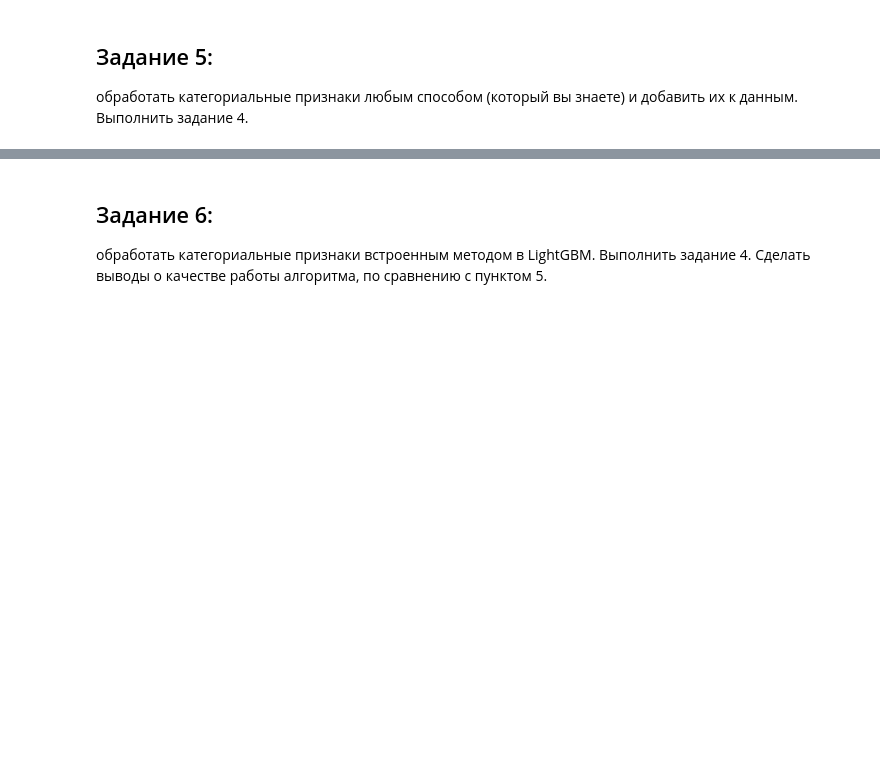
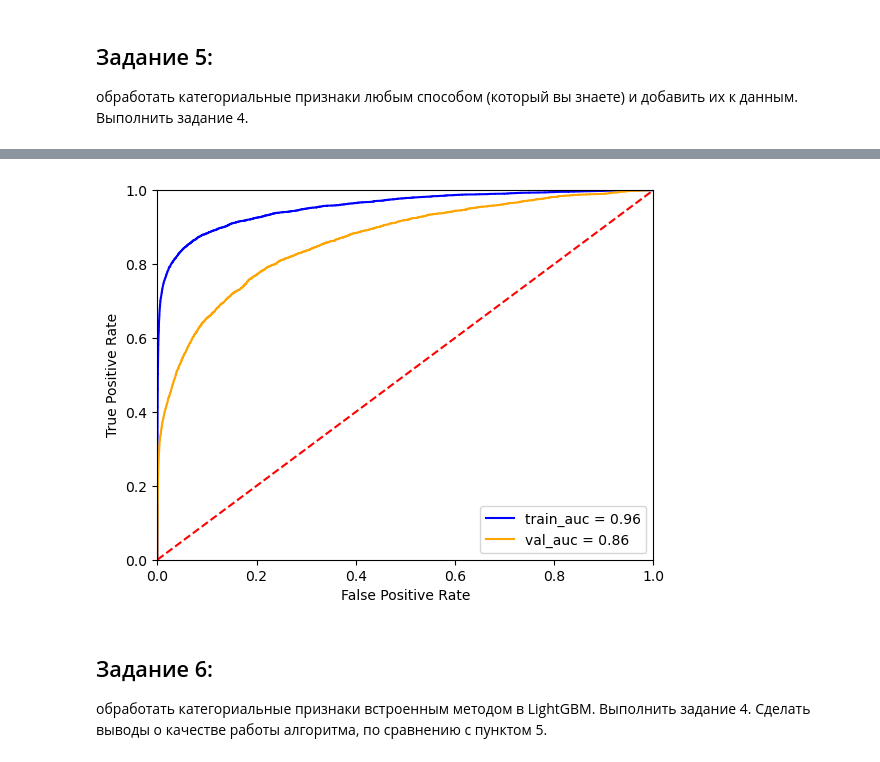
Before and after one commit to evelisko/GB_SDA_Kaggle, a Jupyter notebook: Lesson 2/HW_kaggle_Lesson_2.ipynb, the cells around one changed output, grey strips where cells are left out. Saved outputs shown, nothing was run; the diff lists cells and outputs as text; code cells hidden in the pictures; blank space fills up the shorter version.

```diff
--- a/Lesson 2/HW_kaggle_Lesson_2.ipynb
+++ b/Lesson 2/HW_kaggle_Lesson_2.ipynb
@@ -518,5 +516,7 @@ Early stopping, best iteration is:
 # %%
-draw_roc_auc(lgb_model_2, lgb_dtrain_2, lgb_dvalid_2, y_valid, y_train)
+draw_roc_auc(lgb_model_2, x_data_train_cat, x_data_test_cat, y_train, y_valid )
+# %% [output]
+[figure, added]
 # %% [markdown]
 ## Задание 6:
 обработать категориальные признаки встроенным методом в LightGBM. Выполнить задание 4. Сделать выводы о качестве работы алгоритма, по сравнению с пунктом 5.
```
Also changed, not shown: parts of 26 cells of this notebook.
